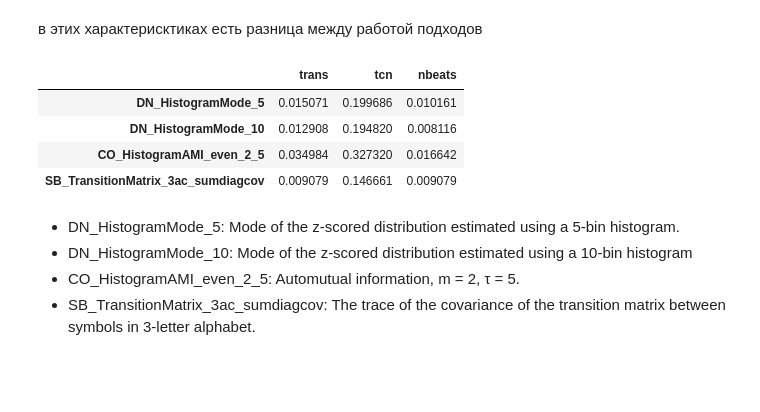
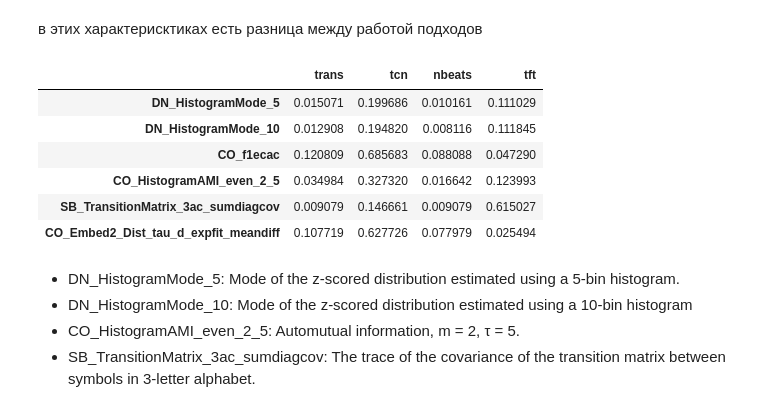
Before and after one commit to ksetdekov/ts_transformers, a Jupyter notebook: compengine_data_prep.ipynb, the cells around one changed output. Saved outputs shown, nothing was run; the diff lists cells and outputs as text; code cells hidden in the pictures; blank space fills up the shorter version.

```diff
--- a/compengine_data_prep.ipynb
+++ b/compengine_data_prep.ipynb
@@ -93,15 +93,21 @@ nbeatsinfo.rename(columns={'smape':'nbeats_smape'}, inplace=True)
 
 transformerinfo = pd.read_csv('trans1/by_pump_valid_metrics.csv')
 transformerinfo.rename(columns={'smape':'trans_smape'}, inplace=True)
+
+tftinfo = pd.read_csv('tft1/by_pump_valid_metrics.csv')
+tftinfo.rename(columns={'smape':'tft_smape'}, inplace=True)
 # %%
 result_df = result_df.join(tcninfo.tcn_smape)
 result_df = result_df.join(nbeatsinfo.nbeats_smape)
 result_df = result_df.join(transformerinfo.trans_smape)
+result_df = result_df.join(tftinfo.tft_smape)
 # %%
 result_df['tcn_below_median'] = result_df.tcn_smape < result_df.tcn_smape.median()
 result_df['nbeats_below_median'] = result_df.nbeats_smape < result_df.nbeats_smape.median()
 result_df['trans_below_median'] = result_df.trans_smape < result_df.trans_smape.median()
-result_df['all_bad'] = result_df['tcn_below_median'] & result_df['nbeats_below_median'] & result_df['trans_below_median']
+result_df['tft_below_median'] = result_df.tft_smape < result_df.tft_smape.median()
+
+result_df['all_bad'] = result_df['tcn_below_median'] & result_df['nbeats_below_median'] & result_df['trans_below_median'] & result_df['tft_below_median']
 # %%
 result_df
 # %% [output]
@@ -241,5 +247,11 @@ values_loop = {}
 for column in catch22columns:
     values_loop[column] =stats.ttest_ind(result_df[-result_df.nbeats_below_median][column], result_df[result_df.nbeats_below_median][column], equal_var=False)[1]
 where_do_fail = where_do_fail.join(pd.DataFrame(values_loop, index=['nbeats']).T)
+
+values_loop = {}
+for column in catch22columns:
+    values_loop[column] =stats.ttest_ind(result_df[-result_df.tft_below_median][column], result_df[result_df.tft_below_median][column], equal_var=False)[1]
+where_do_fail = where_do_fail.join(pd.DataFrame(values_loop, index=['tft']).T)
+
 where_do_fail
 # %% [output]
@@ -284,13 +296,15 @@ significant
 # %% [markdown]
 в этих характерисктиках есть разница между работой подходов
 # %%
-where_do_fail [significant.trans | significant.tcn | significant.nbeats]
+where_do_fail [significant.trans | significant.tcn | significant.nbeats| significant.tft]
 # %% [output]
-|  | trans | tcn | nbeats |
-| DN_HistogramMode_5 | 0.015071 | 0.199686 | 0.010161 |
-| DN_HistogramMode_10 | 0.012908 | 0.194820 | 0.008116 |
-| CO_HistogramAMI_even_2_5 | 0.034984 | 0.327320 | 0.016642 |
-| SB_TransitionMatrix_3ac_sumdiagcov | 0.009079 | 0.146661 | 0.009079 |
+|  | trans | tcn | nbeats | tft |
+| DN_HistogramMode_5 | 0.015071 | 0.199686 | 0.010161 | 0.111029 |
+| DN_HistogramMode_10 | 0.012908 | 0.194820 | 0.008116 | 0.111845 |
+| CO_f1ecac | 0.120809 | 0.685683 | 0.088088 | 0.047290 |
+| CO_HistogramAMI_even_2_5 | 0.034984 | 0.327320 | 0.016642 | 0.123993 |
+| SB_TransitionMatrix_3ac_sumdiagcov | 0.009079 | 0.146661 | 0.009079 | 0.615027 |
+| CO_Embed2_Dist_tau_d_expfit_meandiff | 0.107719 | 0.627726 | 0.077979 | 0.025494 |
 # %% [markdown]
 * DN_HistogramMode_5: Mode of the z-scored distribution estimated using a 5-bin histogram.
 * DN_HistogramMode_10: Mode of the z-scored distribution estimated using a 10-bin histogram
```
Also changed, not shown: parts of 4 cells of this notebook.
